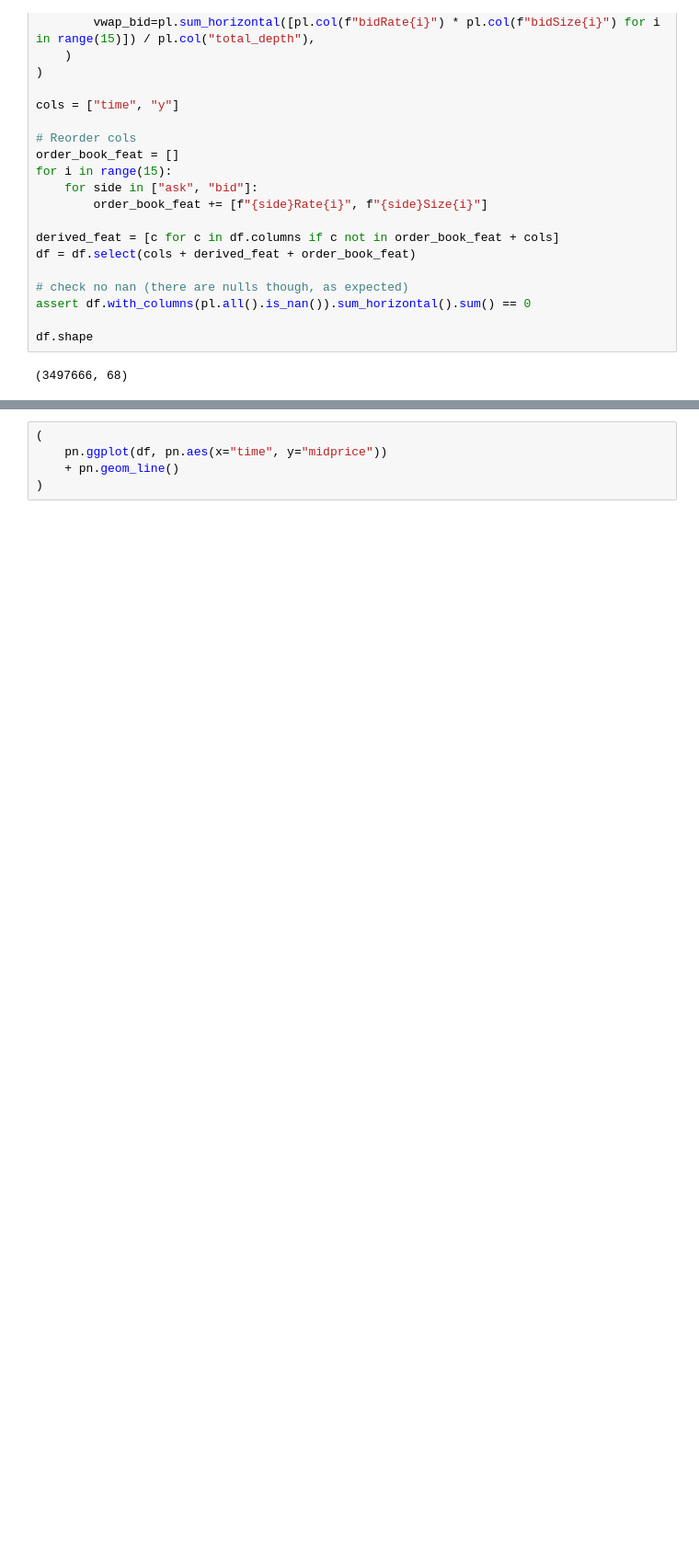
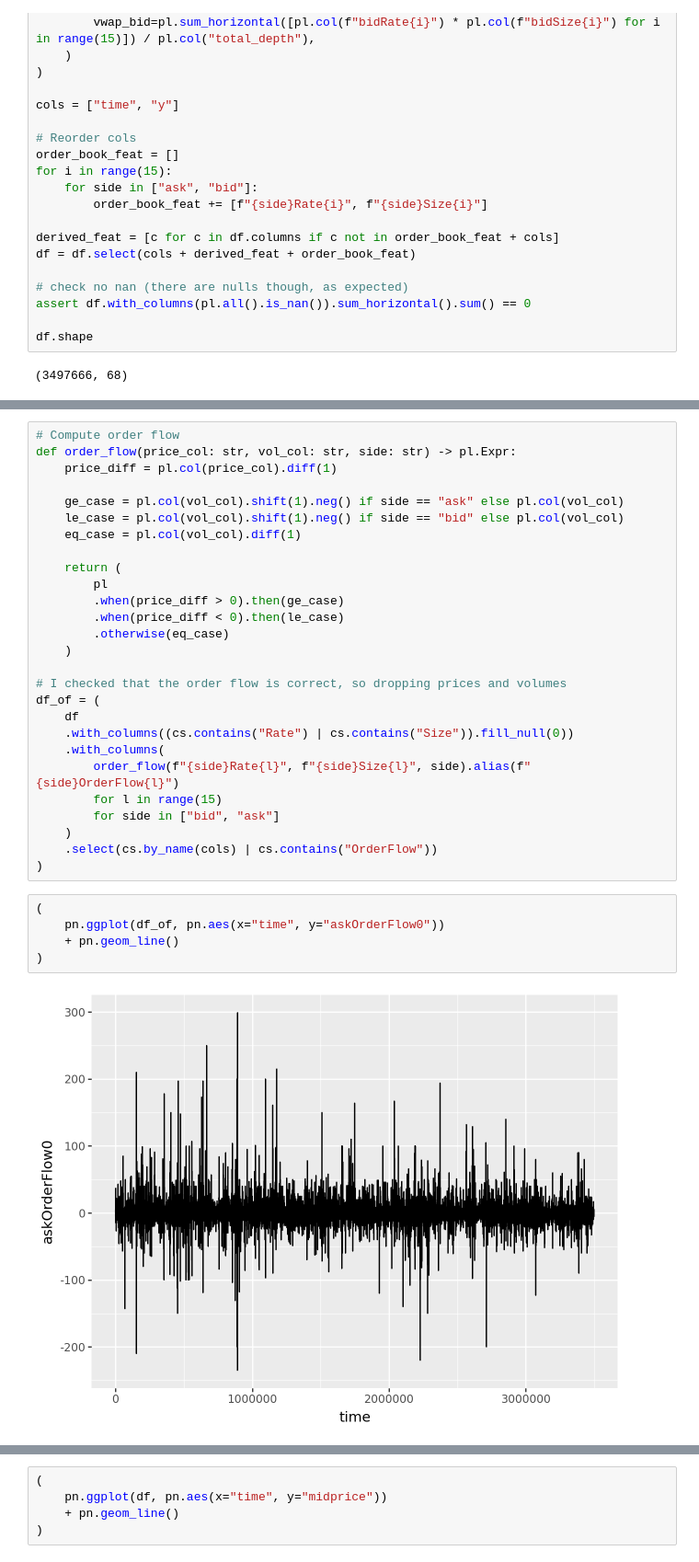
Before and after one commit to pietrolesci/time-series-prediction, a Jupyter notebook: notebooks/01_eda.ipynb, the cells around one changed output, grey strips where cells are left out. Shown at 92% size. Saved outputs shown, nothing was run; the diff lists cells and outputs as text; blank space fills up the shorter version.

```diff
--- a/notebooks/01_eda.ipynb
+++ b/notebooks/01_eda.ipynb
@@ -73,0 +73,34 @@ shape: (3_497_666, 68)
+# %%
+# Compute order flow
+def order_flow(price_col: str, vol_col: str, side: str) -> pl.Expr:
+    price_diff = pl.col(price_col).diff(1)
+
+    ge_case = pl.col(vol_col).shift(1).neg() if side == "ask" else pl.col(vol_col)
+    le_case = pl.col(vol_col).shift(1).neg() if side == "bid" else pl.col(vol_col)
+    eq_case = pl.col(vol_col).diff(1)
+
+    return (
+        pl
+        .when(price_diff > 0).then(ge_case)
+        .when(price_diff < 0).then(le_case)
+        .otherwise(eq_case)
+    )
+
+# I checked that the order flow is correct, so dropping prices and volumes
+df_of = (
+    df
+    .with_columns((cs.contains("Rate") | cs.contains("Size")).fill_null(0))
+    .with_columns(
+        order_flow(f"{side}Rate{l}", f"{side}Size{l}", side).alias(f"{side}OrderFlow{l}")
+        for l in range(15)
+        for side in ["bid", "ask"]
+    )
+    .select(cs.by_name(cols) | cs.contains("OrderFlow"))
+)
+# %%
+(
+    pn.ggplot(df_of, pn.aes(x="time", y="askOrderFlow0"))
+    + pn.geom_line()
+)
+# %% [output]
+[figure, added]
```
Also changed, not shown: parts of 7 cells of this notebook.
